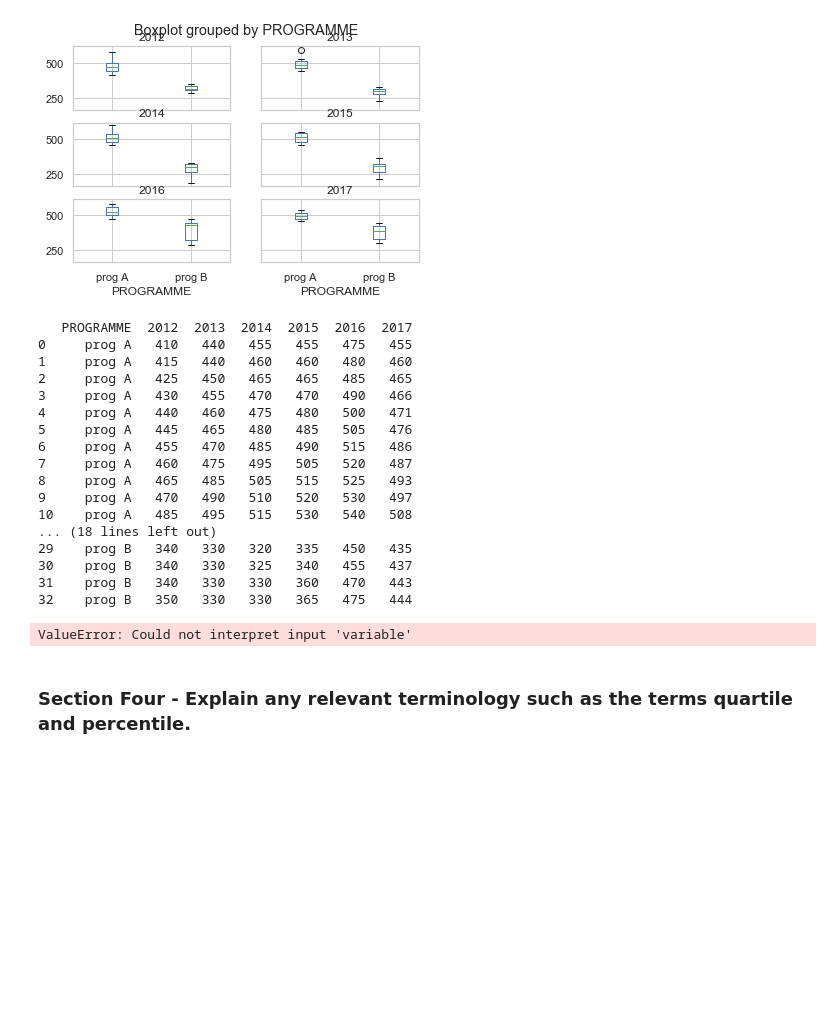
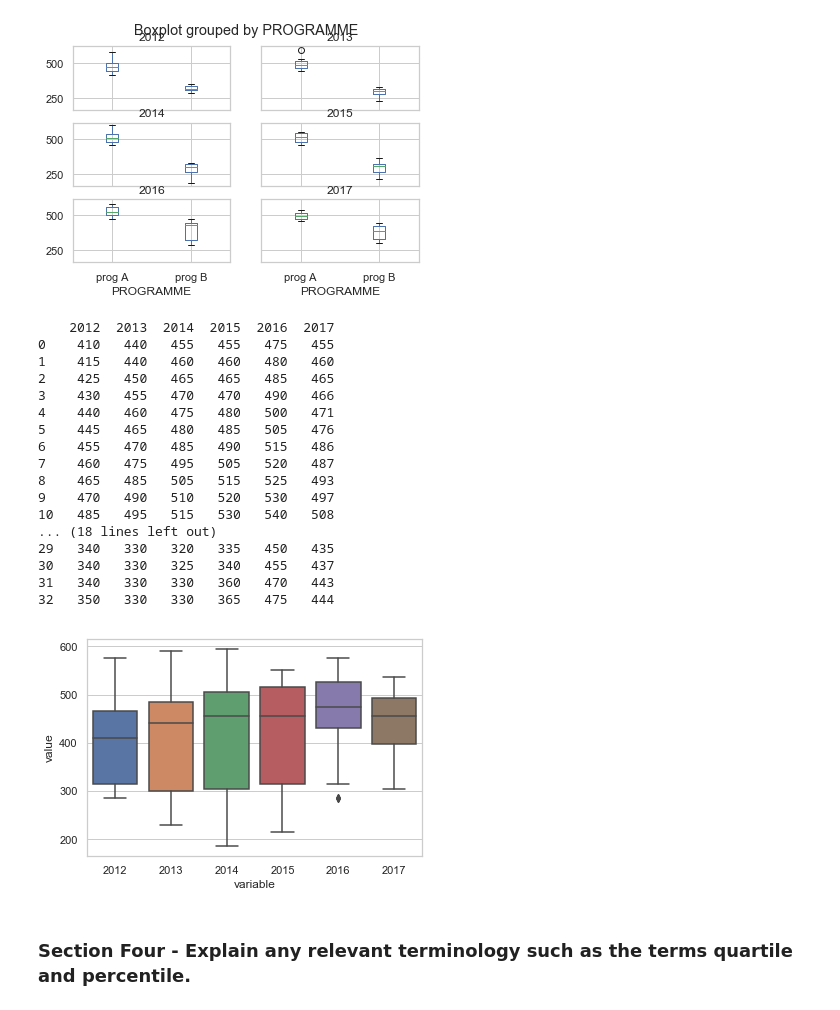
Before and after one commit to Hudsonsue/BOXPLOTS, a Jupyter notebook: BOX PLOTS.ipynb, the cells around one changed output. Cells and saved outputs as stored; diff of their text form; code cells hidden in the pictures; blank space fills up the shorter version.

```diff
--- a/BOX PLOTS.ipynb
+++ b/BOX PLOTS.ipynb
@@ -140,31 +153,28 @@ plt.show()
 # %% [output]
 [figure]
 # %%
-df4 = pd.DataFrame(data = df3, columns = ['PROGRAMME', '2012','2013', '2014', '2015','2016','2017'] )
+df4 = pd.DataFrame(data = df3, columns = [ '2012','2013', '2014', '2015','2016','2017'] )
 print(df4)
-##df4 = pd.DataFrame(data = df3, columns = ['201500','201600', '201700'])
-df4[['2012','2013', '2014', '2015','2016','2017']] =df4[['2012','2013', '2014', '2015','2016','2017']].apply(pd.to_numeric)
-##print (df4)
-sns.boxplot(x="variable", y="value", data= df4)
+sns.boxplot(x="variable", y="value", data= pd.melt(df4))
 plt.show()
 # %% [output]
-   PROGRAMME  2012  2013  2014  2015  2016  2017
-0     prog A   410   440   455   455   475   455
-1     prog A   415   440   460   460   480   460
-2     prog A   425   450   465   465   485   465
-3     prog A   430   455   470   470   490   466
-4     prog A   440   460   475   480   500   471
-5     prog A   445   465   480   485   505   476
-6     prog A   455   470   485   490   515   486
-7     prog A   460   475   495   505   520   487
-8     prog A   465   485   505   515   525   493
-9     prog A   470   490   510   520   530   497
-10    prog A   485   495   515   530   540   508
+    2012  2013  2014  2015  2016  2017
+0    410   440   455   455   475   455
+1    415   440   460   460   480   460
+2    425   450   465   465   485   465
+3    430   455   470   470   490   466
+4    440   460   475   480   500   471
+5    445   465   480   485   505   476
+6    455   470   485   490   515   486
+7    460   475   495   505   520   487
+8    465   485   505   515   525   493
+9    470   490   510   520   530   497
+10   485   495   515   530   540   508
 ... (18 lines left out)
-29    prog B   340   330   320   335   450   435
-30    prog B   340   330   325   340   455   437
-31    prog B   340   330   330   360   470   443
-32    prog B   350   330   330   365   475   444
+29   340   330   320   335   450   435
+30   340   330   325   340   455   437
+31   340   330   330   360   470   443
+32   350   330   330   365   475   444
-ValueError: Could not interpret input 'variable'
+[figure, added]
 # %% [markdown]
 ### Section Four - Explain any relevant terminology such as the terms quartile and percentile.
```
Also changed, not shown: parts of 11 cells of this notebook.
